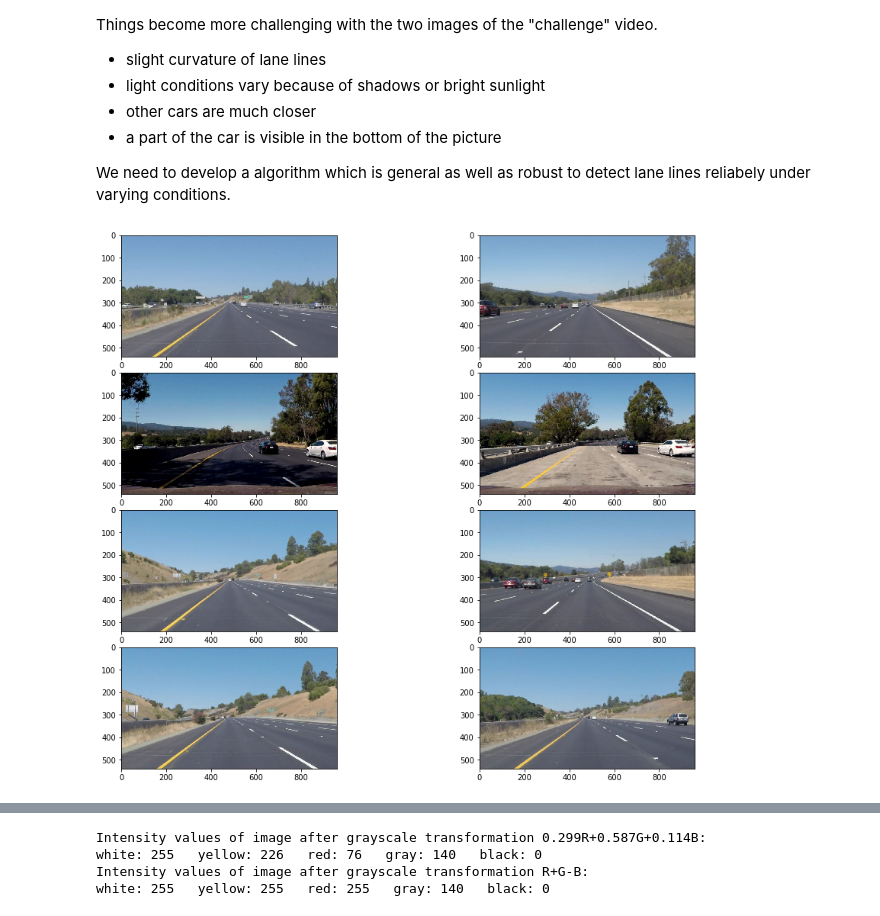
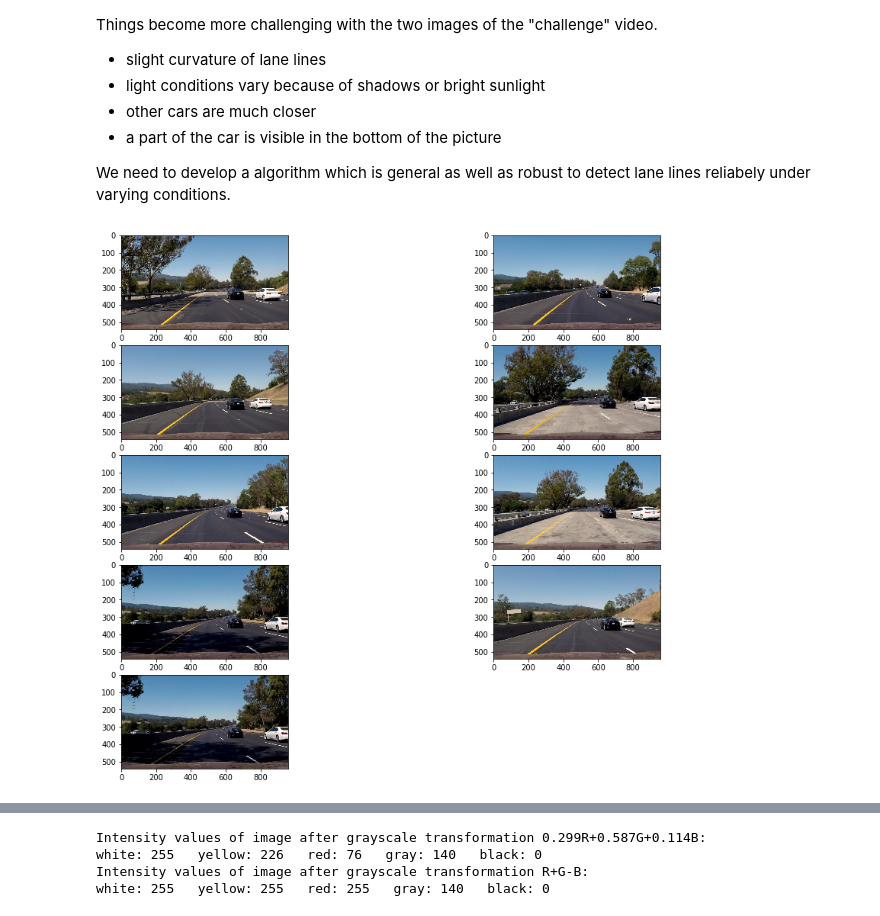
Before and after one commit to ChristopherW1985/finding_lane_lines, a Jupyter notebook: lane_line_detection.ipynb, the cells around one changed output, grey strips where cells are left out. Drawn from its saved outputs; the diff is of its cells as text; code cells hidden in the pictures.

```diff
--- a/lane_line_detection.ipynb
+++ b/lane_line_detection.ipynb
@@ -133,9 +37,9 @@ def display_images(images, figsize = (15, 10)):
 # %%
 # import images
 import glob
 
-images = [mpimg.imread(image) for image in glob.glob("test_images/*.jpg")]
+images = [mpimg.imread(image) for image in glob.glob("test_images/c*.jpg")]
 
 display_images(images)
 # %% [output]
-[figure, old version]
+[figure, new version]
```
Also changed, not shown: parts of 39 cells of this notebook, 34 other files.
